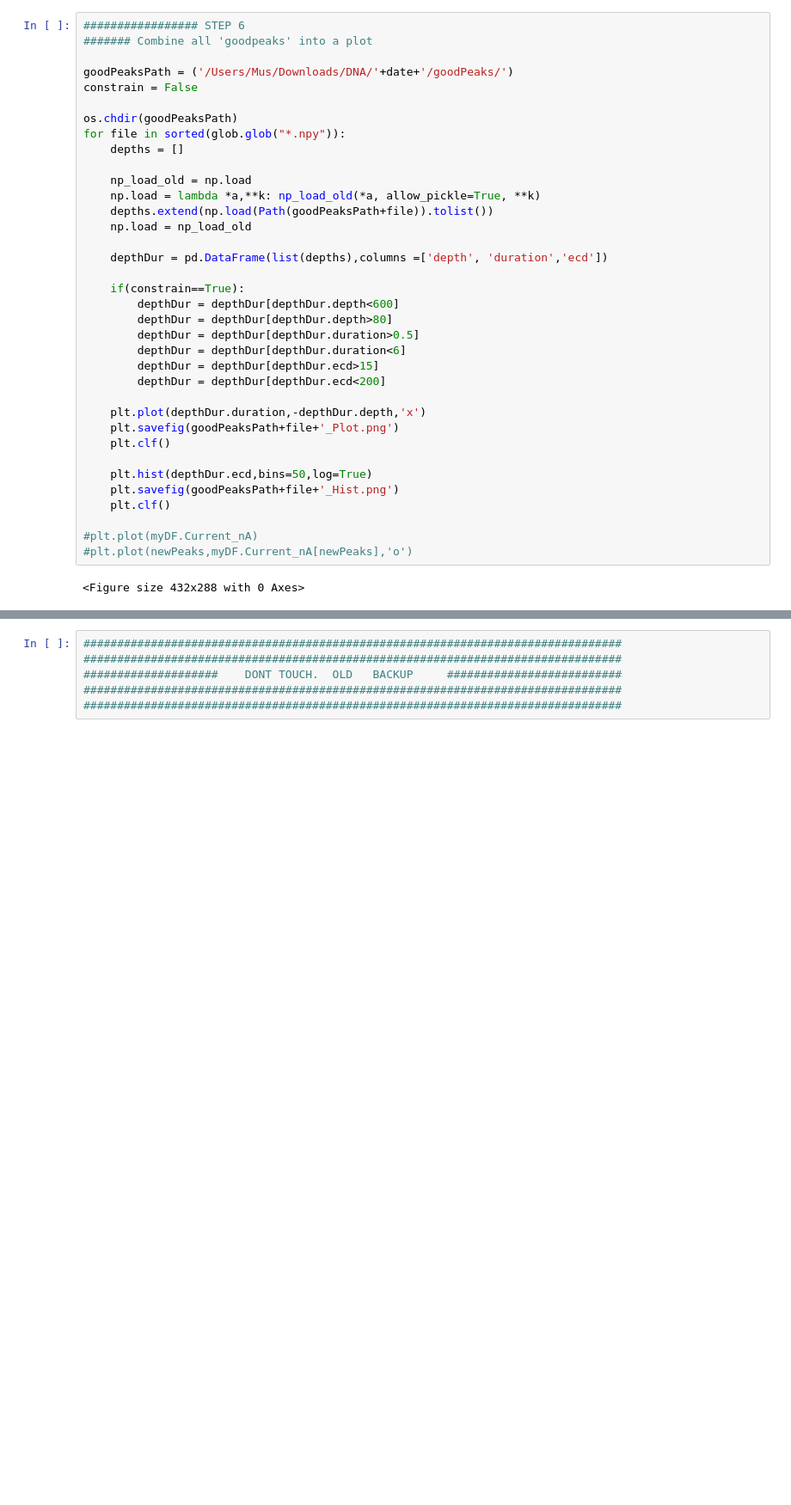
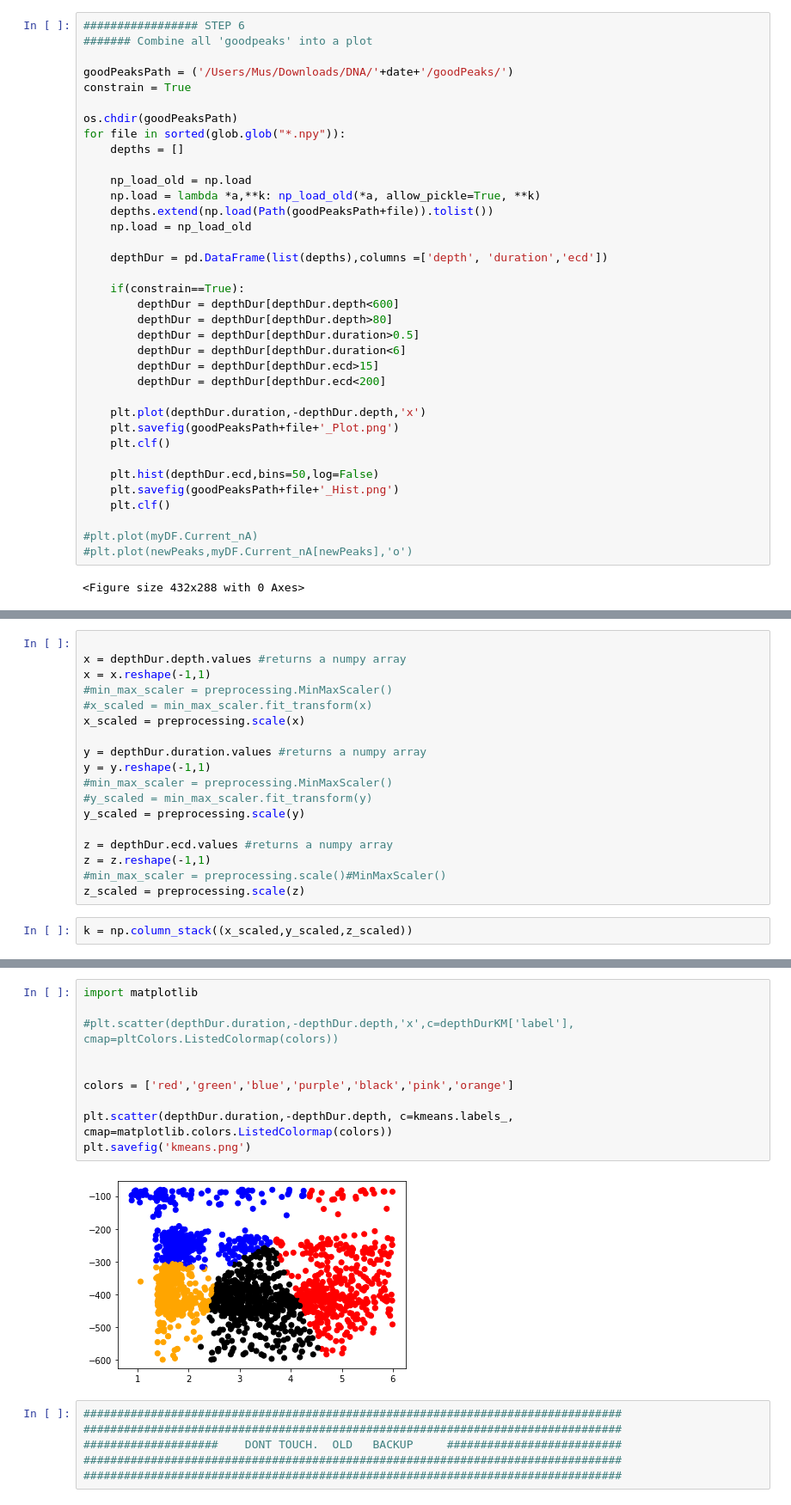
Before and after one commit to muscaglar/DNA, a Jupyter notebook: DNA_readIn_PreProcess.ipynb, the cells around one changed output, grey strips where cells are left out. Shown at 86% size. Cells and saved outputs as stored; diff of their text form; blank space fills up the shorter version.

```diff
--- a/DNA_readIn_PreProcess.ipynb
+++ b/DNA_readIn_PreProcess.ipynb
@@ -349,7 +327,7 @@ SAVE PEAKS DONE
 ####### Combine all 'goodpeaks' into a plot
 
 goodPeaksPath = ('/Users/Mus/Downloads/DNA/'+date+'/goodPeaks/')
-constrain = False
+constrain = True
 
 os.chdir(goodPeaksPath)
 for file in sorted(glob.glob("*.npy")):
@@ -374,7 +352,7 @@ for file in sorted(glob.glob("*.npy")):
     plt.savefig(goodPeaksPath+file+'_Plot.png')
     plt.clf()
 
-    plt.hist(depthDur.ecd,bins=50,log=True)
+    plt.hist(depthDur.ecd,bins=50,log=False)
     plt.savefig(goodPeaksPath+file+'_Hist.png')
     plt.clf()
 
@@ -384,0 +397,20 @@ for file in sorted(glob.glob("*.npy")):
+# %%
+
+x = depthDur.depth.values #returns a numpy array
+x = x.reshape(-1,1)
+#min_max_scaler = preprocessing.MinMaxScaler()
+#x_scaled = min_max_scaler.fit_transform(x)
+x_scaled = preprocessing.scale(x)
+
+y = depthDur.duration.values #returns a numpy array
+y = y.reshape(-1,1)
+#min_max_scaler = preprocessing.MinMaxScaler()
+#y_scaled = min_max_scaler.fit_transform(y)
+y_scaled = preprocessing.scale(y)
+
+z = depthDur.ecd.values #returns a numpy array
+z = z.reshape(-1,1)
+#min_max_scaler = preprocessing.scale()#MinMaxScaler()
+z_scaled = preprocessing.scale(z)
+# %%
+k = np.column_stack((x_scaled,y_scaled,z_scaled))
@@ -385,3 +428,15 @@ for file in sorted(glob.glob("*.npy")):
+# %%
+import matplotlib
+
+#plt.scatter(depthDur.duration,-depthDur.depth,'x',c=depthDurKM['label'], cmap=pltColors.ListedColormap(colors))
+
+
+colors = ['red','green','blue','purple','black','pink','orange']
+
+plt.scatter(depthDur.duration,-depthDur.depth, c=kmeans.labels_, cmap=matplotlib.colors.ListedColormap(colors))
+plt.savefig('kmeans.png')
+# %% [output]
+[figure, added]
 # %%
 ################################################################################
 ################################################################################
```
Also changed, not shown: parts of 6 cells of this notebook.
